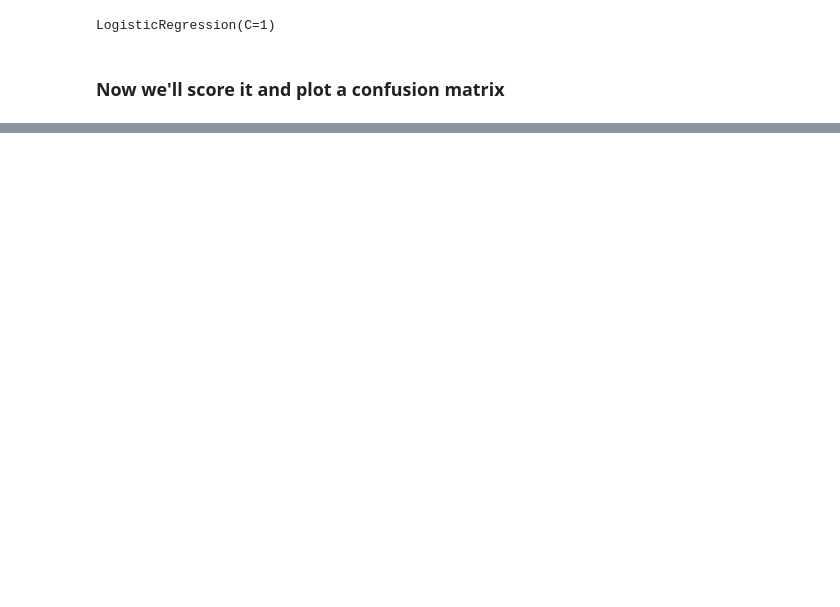
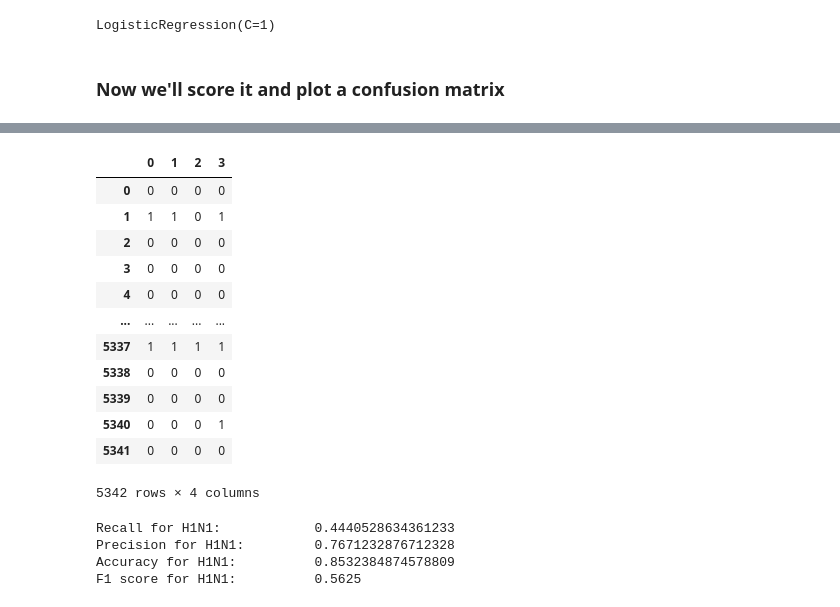
Before and after one commit to jeffbeech/Flu-Shot-Learning, a Jupyter notebook: matt notebook.ipynb, the cells around one changed output, grey strips where cells are left out. Cells and saved outputs as stored; diff of their text form; code cells hidden in the pictures; blank space fills up the shorter version.

```diff
--- a/matt notebook.ipynb
+++ b/matt notebook.ipynb
@@ -1452,6 +922,6 @@ models_dict['Tuned Random Forest - H1N1']
 # %%
 h1n1_models_to_graph = ['Competition Baseline - H1N1', 'Untuned Naive Bayes - H1N1', 'Tuned Naive Bayes - H1N1', 'Simple Logistic - H1N1', 'Untuned HistGradientBoost - H1N1', 'Tuned HistGradientBoost - H1N1', 'Untuned Random Forest - H1N1', 'Tuned Random Forest - H1N1', 'Untuned SVC - H1N1', 'Tuned SVC - H1N1']
-ssnl_models_to_graph = ['Competition Baseline - Seasonal Flu', 'Untuned Naive Bayes - SSNL', 'Tuned Naive Bayes - SSNL', 'Simple Logistic - SSNL', 'Untuned HistGradientBoost - SSNL', 'Tuned HistGradientBoost - SSNL', 'Untuned Random Forest - SSNL', 'Tuned Random Forest - SSNL', 'Untuned SVC - SSNL', 'Tuned SVC - SSNL',]
+ssnl_models_to_graph = ['Competition Baseline - SSNL', 'Untuned Naive Bayes - SSNL', 'Tuned Naive Bayes - SSNL', 'Simple Logistic - SSNL', 'Untuned HistGradientBoost - SSNL', 'Tuned HistGradientBoost - SSNL', 'Untuned Random Forest - SSNL', 'Tuned Random Forest - SSNL', 'Untuned SVC - SSNL', 'Tuned SVC - SSNL']
 # %%
 h1n1_graph_data = []
 
@@ -1573,0 +1111,30 @@ ax.annotate('Best model, 77% Precision', xy=(8.75, .78),
+# %%
+h1n1_df = pd.DataFrame()
+ssnl_df = pd.DataFrame()
+
+dummy_list_h1n1 = []
+dummy_list_ssnl = []
+
+for name, model in models_dict.items():
+    if 'predictions' in model and name.endswith('H1N1') and 'tuned' in name:
+        dummy_list_h1n1.append(pd.Series(model['predictions'][0]))
+    elif 'predictions' in model and name.endswith('SSNL'):
+        dummy_list_ssnl.append(pd.Series(model['predictions'][0]))
+h1n1_df = pd.concat(dummy_list_h1n1, axis=1)
+ssnl_df = pd.concat(dummy_list_ssnl, axis=1)
+# %%
+h1n1_df
+# %% [output]
+|  | 0 | 1 | 2 | 3 |
+| 0 | 0 | 0 | 0 | 0 |
+| 1 | 1 | 1 | 0 | 1 |
+| 2 | 0 | 0 | 0 | 0 |
+| 3 | 0 | 0 | 0 | 0 |
+| 4 | 0 | 0 | 0 | 0 |
+| ... | ... | ... | ... | ... |
+| 5337 | 1 | 1 | 1 | 1 |
+| 5338 | 0 | 0 | 0 | 0 |
+| 5339 | 0 | 0 | 0 | 0 |
+| 5340 | 0 | 0 | 0 | 1 |
+| 5341 | 0 | 0 | 0 | 0 |
+5342 rows × 4 columns
@@ -1573,0 +1143,11 @@ ax.annotate('Best model, 77% Precision', xy=(8.75, .78),
+# %%
+print(f'Recall for H1N1:            {recall_score(y_test_h1n1, y_hat_stack_h1n1)}')
+print(f'Precision for H1N1:         {precision_score(y_test_h1n1, y_hat_stack_h1n1)}')
+print(f'Accuracy for H1N1:          {accuracy_score(y_test_h1n1, y_hat_stack_h1n1)}')
+print(f'F1 score for H1N1:          {f1_score(y_test_h1n1, y_hat_stack_h1n1)}')
+#print(f'AUROC for H1N1:             {roc_auc_score(y_test_h1n1, y_proba_h1n1[:,1])}')
+# %% [output]
+Recall for H1N1:            0.4440528634361233
+Precision for H1N1:         0.7671232876712328
+Accuracy for H1N1:          0.8532384874578809
+F1 score for H1N1:          0.5625
```
Also changed, not shown: parts of 135 cells of this notebook, 2 other files.
